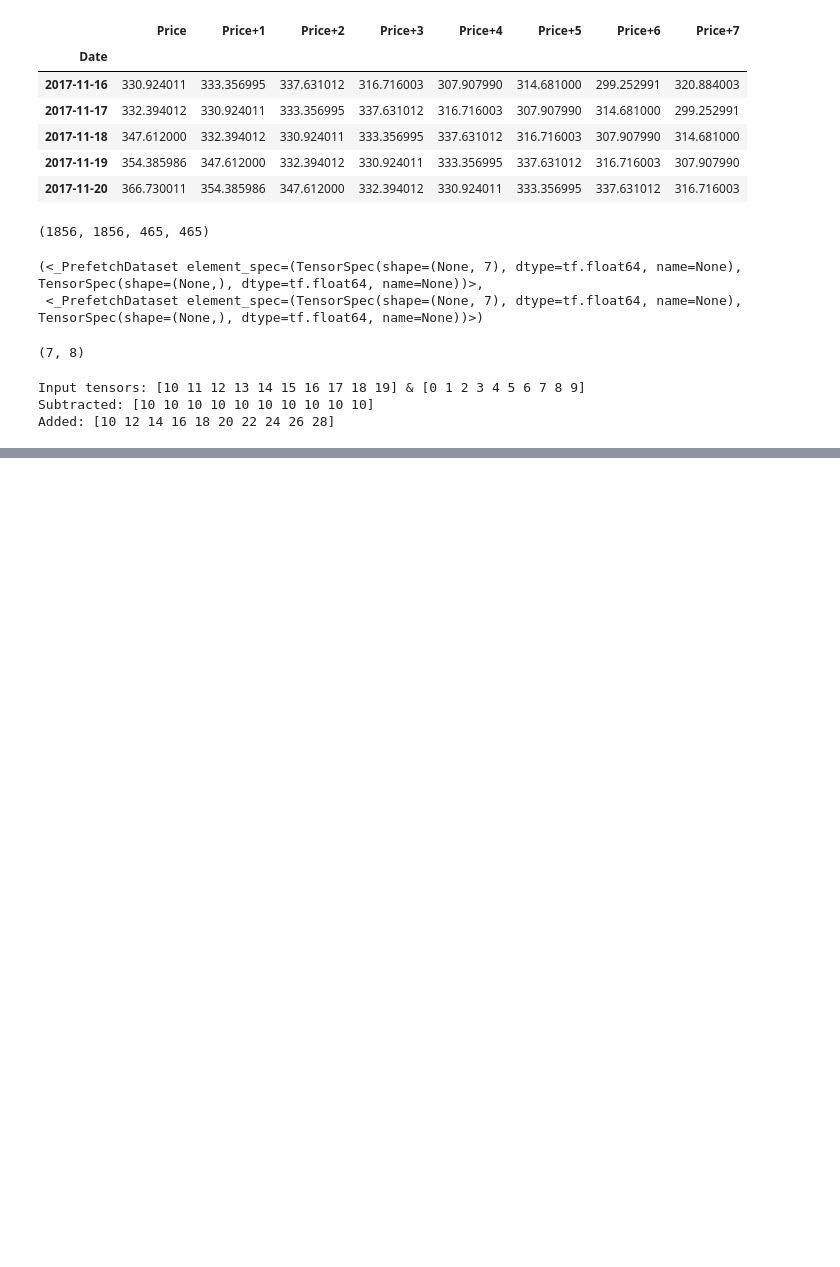
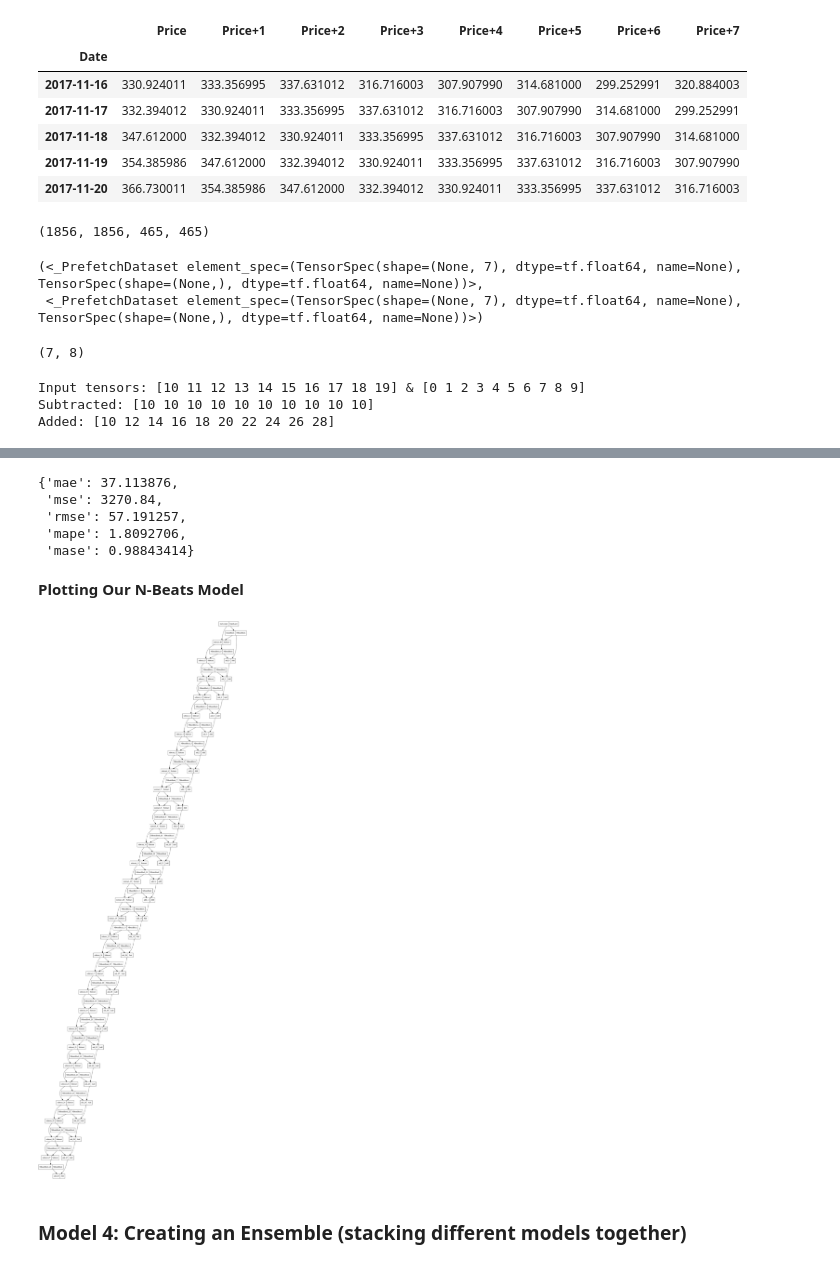
Before and after one commit to AyushSrivastava27/EthVision, a Jupyter notebook: EthVision.ipynb, the cells around one changed output, grey strips where cells are left out. Cells and saved outputs as stored; diff of their text form; code cells hidden in the pictures; blank space fills up the shorter version.

```diff
--- a/EthVision.ipynb
+++ b/EthVision.ipynb
@@ -703,0 +781,19 @@ Added: [10 12 14 16 18 20 22 24 26 28]
+# %%
+# Evaluate N-BEATS model predictions
+model_7_results = evaluate_preds(y_true=y_test,
+                                 y_pred=model_7_preds)
+model_7_results
+# %% [output]
+{'mae': 37.113876,
+ 'mse': 3270.84,
+ 'rmse': 57.191257,
+ 'mape': 1.8092706,
+ 'mase': 0.98843414}
+# %% [markdown]
+**Plotting Our N-Beats Model**
+# %%
+# Plot the N-BEATS model and inspect the architecture
+from tensorflow.keras.utils import plot_model
+plot_model(model_7)
+# %% [output]
+[figure, added]
@@ -703,0 +802,2 @@ Added: [10 12 14 16 18 20 22 24 26 28]
+# %% [markdown]
+### Model 4: Creating an Ensemble (stacking different models together)
```
Also changed, not shown: parts of 4 cells of this notebook.
